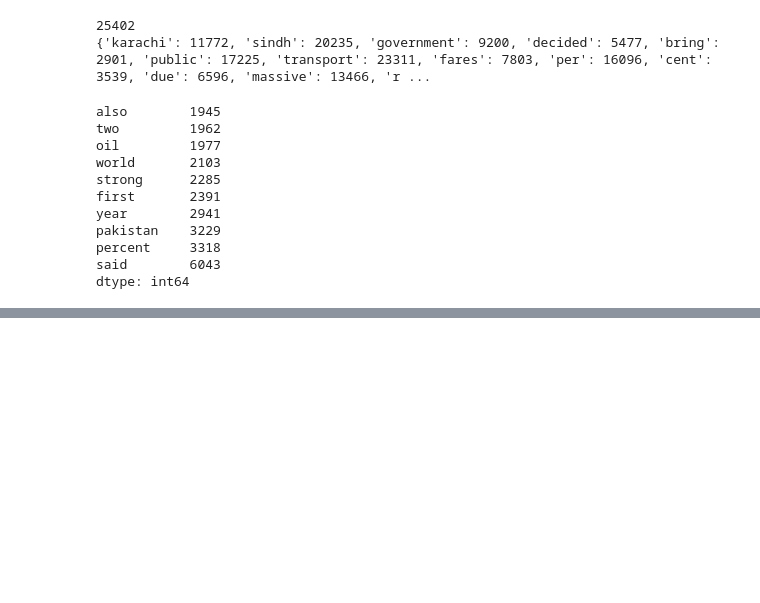
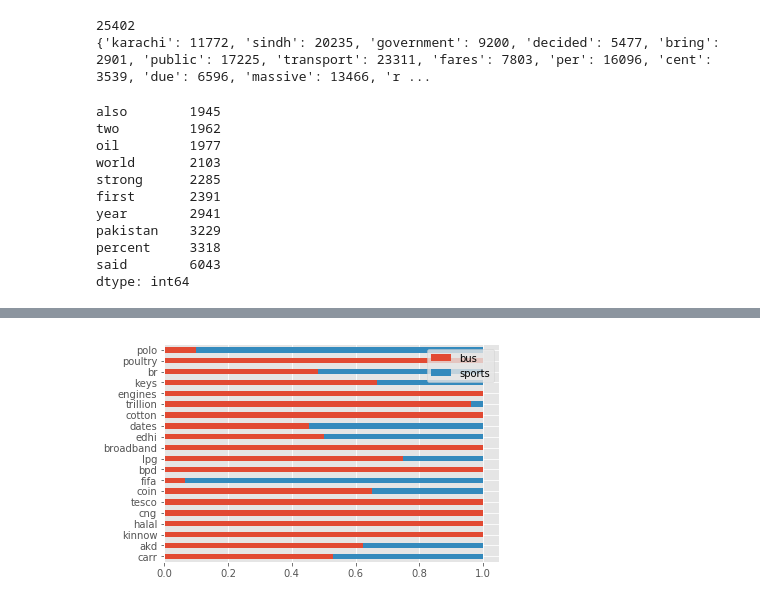
Before and after one commit to JJVincentJJ/SMUMachineLearning, a Jupyter notebook: Lab2String/Lab2.ipynb, the cells around one changed output, grey strips where cells are left out. Saved outputs shown, nothing was run; the diff lists cells and outputs as text; code cells hidden in the pictures; blank space fills up the shorter version.

```diff
--- a/Lab2String/Lab2.ipynb
+++ b/Lab2String/Lab2.ipynb
@@ -194,0 +206,35 @@ axes.set_xlim([0.7,0.8])
+# %%
+top_words = df.max().sort_values()[-20:]
+words = []
+top_asso_bus = []
+top_asso_sport = []
+idx = 0
+for item in top_words.index:
+    words.append(item)
+    top_asso_bus.append(0)
+    top_asso_sport.append(0)
+    for index in range(0,at['Article'].count()):
+        if item in at['Article'][index]:
+            if at['NewsType'][index] == 'business':
+                top_asso_bus[idx] += 1
+            else:
+                top_asso_sport[idx] += 1
+    idx += 1
+#normalize the frequency
+for i in range(0,20):
+    total = top_asso_bus[i] + top_asso_sport[i]
+    top_asso_bus[i] = top_asso_bus[i]/total
+    top_asso_sport[i] = top_asso_sport[i]/total
+# print(top_asso_bus)
+# print(top_asso_sport)
+# print(words)
+# top_words.values
+# %%
+plt.style.use('ggplot')
+plot2 = pd.DataFrame({"word":words,"bus":top_asso_bus,"sports":top_asso_sport})
+ax = plot2.plot(kind='barh',
+                   stacked=True)
+ax.set_yticklabels(plot2.word)
+plt.show()
+# %% [output]
+[figure, added]
```
Also changed, not shown: parts of 16 cells of this notebook, 2 other files.
